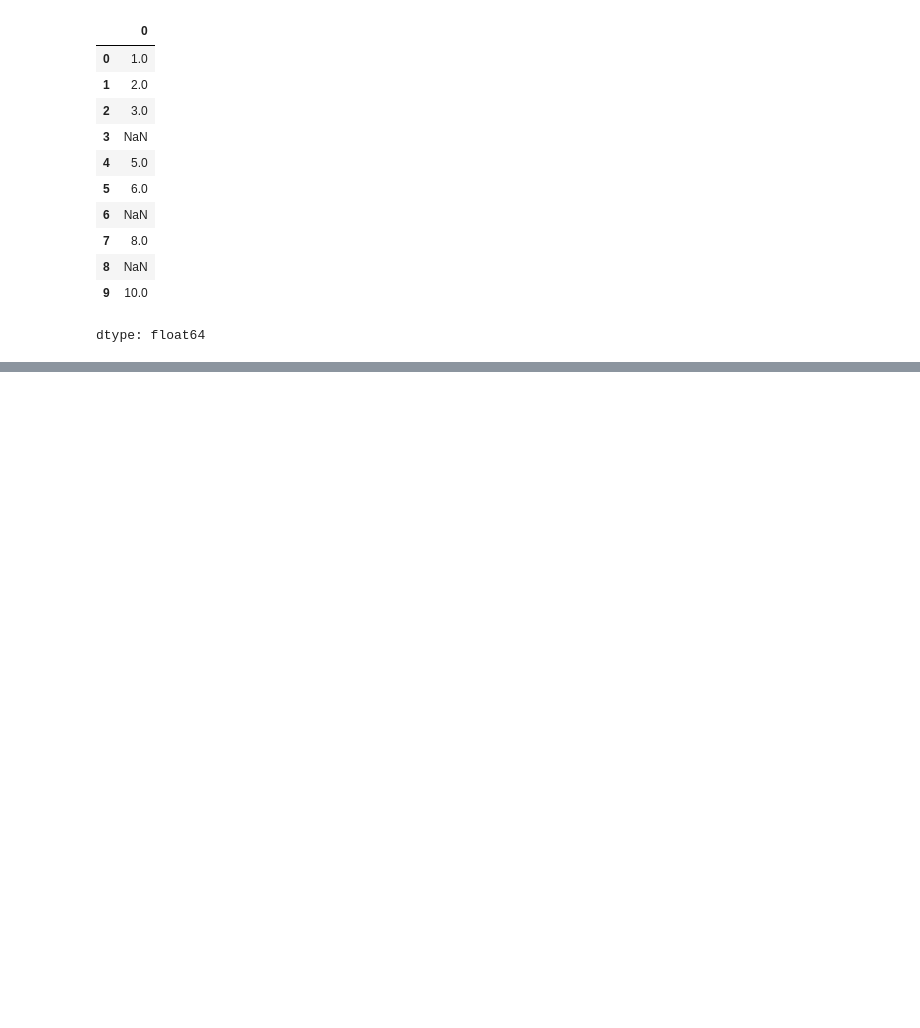
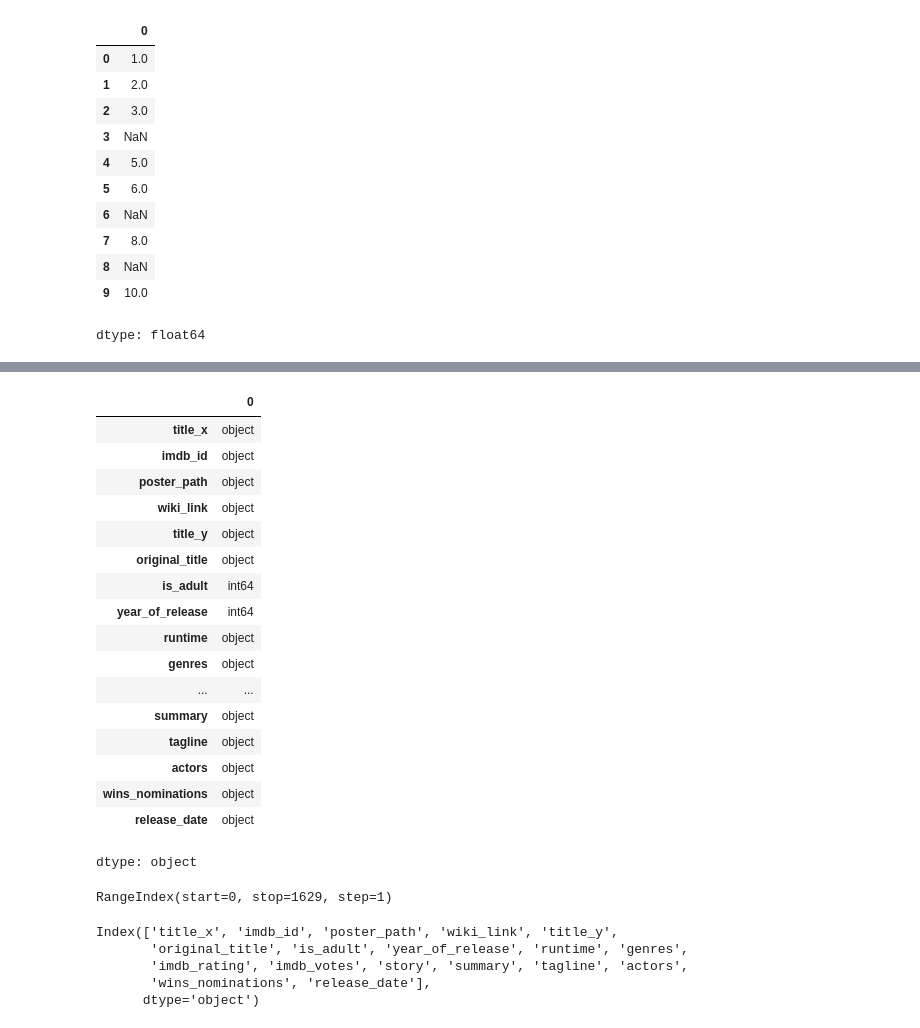
Before and after one commit to lanjudkarrenuka/workshop, a Jupyter notebook: pandas_basics.ipynb, the cells around one changed output, grey strips where cells are left out. Cells and saved outputs as stored; diff of their text form; code cells hidden in the pictures; blank space fills up the shorter version.

```diff
--- a/pandas_basics.ipynb
+++ b/pandas_basics.ipynb
@@ -767,0 +820,35 @@ dtype: float64
+# %%
+#Data Frame attributes
+#dtypes
+movies.dtypes
+# %% [output]
+|  | 0 |
+| title_x | object |
+| imdb_id | object |
+| poster_path | object |
+| wiki_link | object |
+| title_y | object |
+| original_title | object |
+| is_adult | int64 |
+| year_of_release | int64 |
+| runtime | object |
+| genres | object |
+| ... | ... |
+| summary | object |
+| tagline | object |
+| actors | object |
+| wins_nominations | object |
+| release_date | object |
+dtype: object
+# %%
+movies.index
+# %% [output]
+RangeIndex(start=0, stop=1629, step=1)
+# %%
+movies.columns
+# %% [output]
+Index(['title_x', 'imdb_id', 'poster_path', 'wiki_link', 'title_y',
+       'original_title', 'is_adult', 'year_of_release', 'runtime', 'genres',
+       'imdb_rating', 'imdb_votes', 'story', 'summary', 'tagline', 'actors',
+       'wins_nominations', 'release_date'],
+      dtype='object')
```
Also changed, not shown: parts of 17 cells of this notebook.
